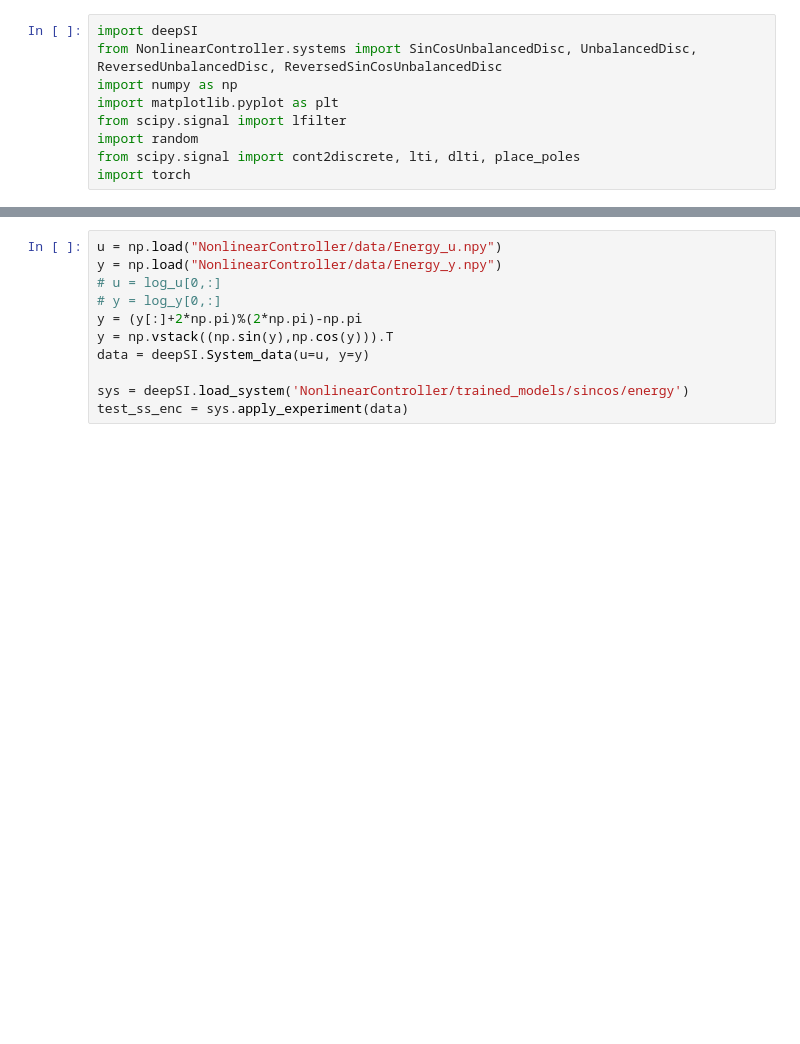
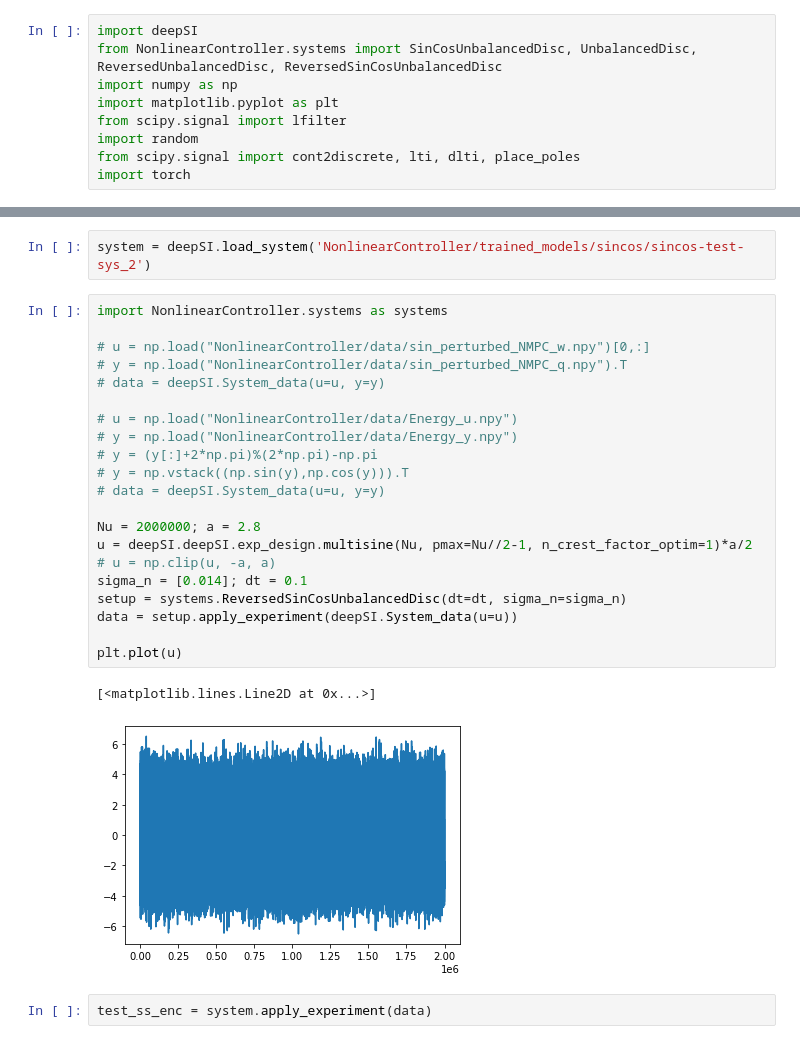
Before and after one commit to Mixxxxx358/NonlinearController, a Jupyter notebook: swing_up.ipynb, the cells around one changed output, grey strips where cells are left out. Cells and saved outputs as stored; diff of their text form; blank space fills up the shorter version.

```diff
--- a/swing_up.ipynb
+++ b/swing_up.ipynb
@@ -221,13 +97,30 @@ plt.title("FFT input");
+# %%
+system = deepSI.load_system('NonlinearController/trained_models/sincos/sincos-test-sys_2')
 # %%
-u = np.load("NonlinearController/data/Energy_u.npy")
-y = np.load("NonlinearController/data/Energy_y.npy")
-# u = log_u[0,:]
-# y = log_y[0,:]
-y = (y[:]+2*np.pi)%(2*np.pi)-np.pi
-y = np.vstack((np.sin(y),np.cos(y))).T
-data = deepSI.System_data(u=u, y=y)
+import NonlinearController.systems as systems
 
-sys = deepSI.load_system('NonlinearController/trained_models/sincos/energy')
-test_ss_enc = sys.apply_experiment(data)
+# u = np.load("NonlinearController/data/sin_perturbed_NMPC_w.npy")[0,:]
+# y = np.load("NonlinearController/data/sin_perturbed_NMPC_q.npy").T
+# data = deepSI.System_data(u=u, y=y)
+
+# u = np.load("NonlinearController/data/Energy_u.npy")
+# y = np.load("NonlinearController/data/Energy_y.npy")
+# y = (y[:]+2*np.pi)%(2*np.pi)-np.pi
+# y = np.vstack((np.sin(y),np.cos(y))).T
+# data = deepSI.System_data(u=u, y=y)
+
+Nu = 2000000; a = 2.8
+u = deepSI.deepSI.exp_design.multisine(Nu, pmax=Nu//2-1, n_crest_factor_optim=1)*a/2
+# u = np.clip(u, -a, a)
+sigma_n = [0.014]; dt = 0.1
+setup = systems.ReversedSinCosUnbalancedDisc(dt=dt, sigma_n=sigma_n)
+data = setup.apply_experiment(deepSI.System_data(u=u))
+
+plt.plot(u)
+# %% [output]
+[<matplotlib.lines.Line2D at 0x...>]
+[figure, added]
+# %%
+test_ss_enc = system.apply_experiment(data)
 # %%
 print(f'NRMS simulation SS linear  {test_ss_enc.NRMS(data):.2%}')
```
Also changed, not shown: parts of 24 cells of this notebook, 2 other files.
